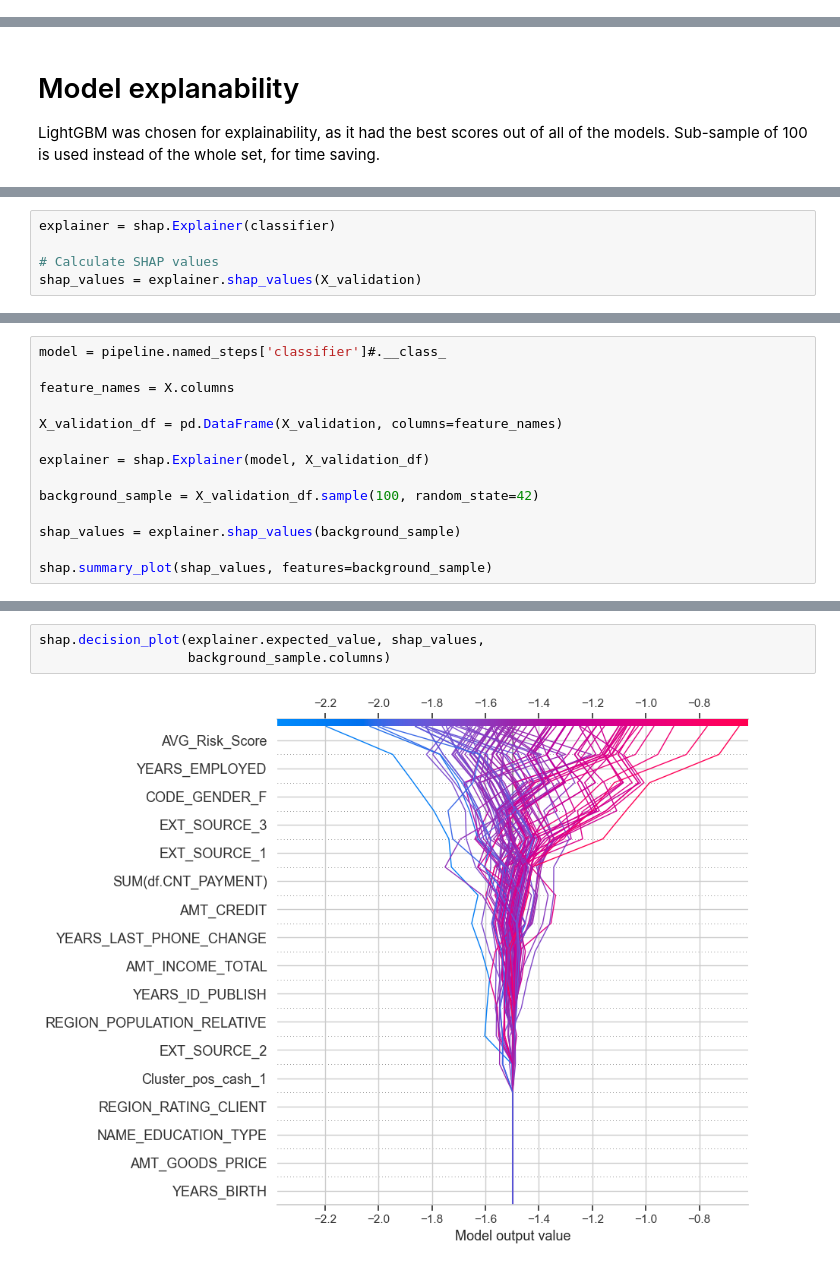
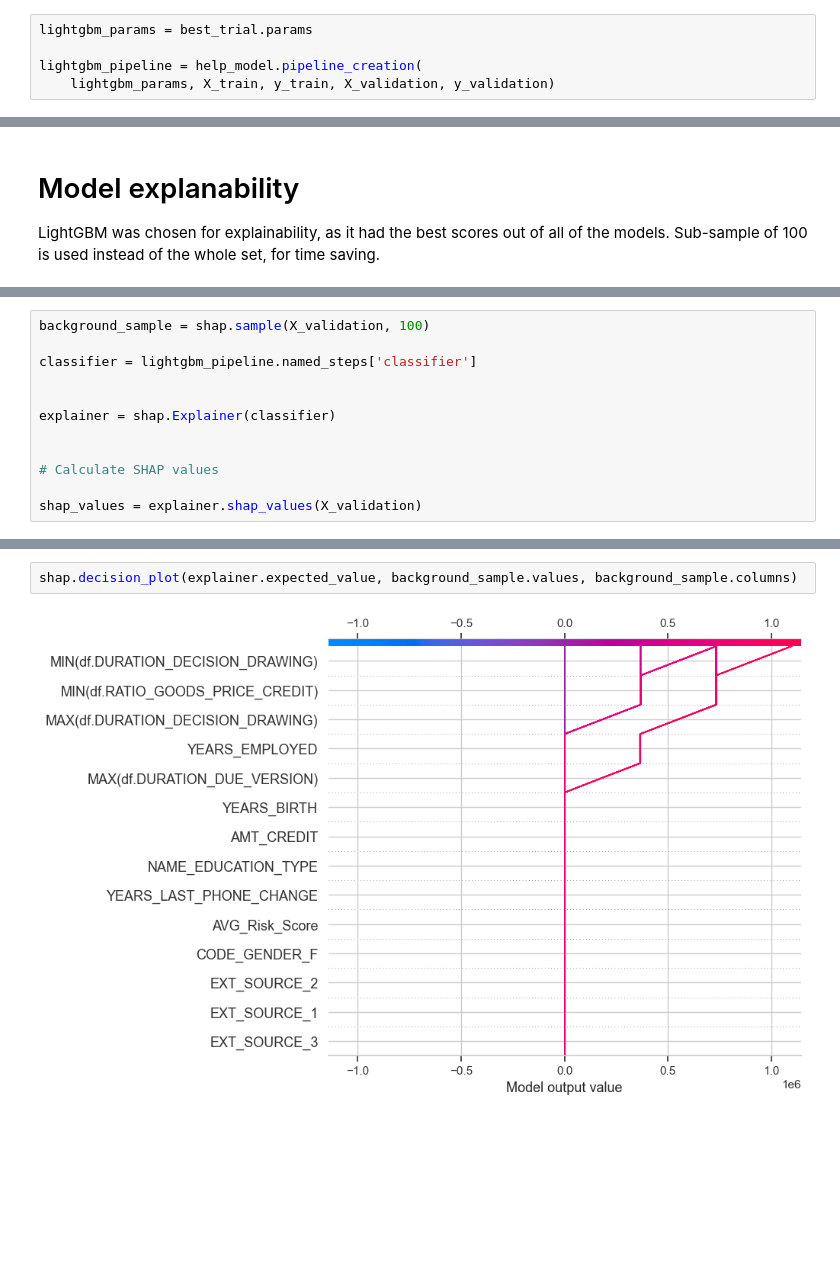
Before and after one commit to gkukse/Home-Credit-Default-Risk, a Jupyter notebook: 6_Model_redo.ipynb, the cells around one changed output, grey strips where cells are left out. Cells and saved outputs as stored; diff of their text form; blank space fills up the shorter version.

```diff
--- a/6_Model_redo.ipynb
+++ b/6_Model_redo.ipynb
@@ -264,0 +224,5 @@ F1 Score in Validation: 0.2681
+# %%
+lightgbm_params = best_trial.params
+
+lightgbm_pipeline = help_model.pipeline_creation(
+    lightgbm_params, X_train, y_train, X_validation, y_validation)
@@ -609,5 +340,12 @@ LGBMClassifier(bagging_fraction=0.40004943270279303, bagging_freq=6,
 # %%
+background_sample = shap.sample(X_validation, 100)
+
+classifier = lightgbm_pipeline.named_steps['classifier']
+
+
 explainer = shap.Explainer(classifier)
 
+
 # Calculate SHAP values
+
 shap_values = explainer.shap_values(X_validation)
@@ -620,14 +355,0 @@ shap.summary_plot(shap_values, X_validation, plot_type='bar')
-# %%
-model = pipeline.named_steps['classifier']#.__class_
-
-feature_names = X.columns
-
-X_validation_df = pd.DataFrame(X_validation, columns=feature_names)
-
-explainer = shap.Explainer(model, X_validation_df)
-
-background_sample = X_validation_df.sample(100, random_state=42)
-
-shap_values = explainer.shap_values(background_sample)
-
-shap.summary_plot(shap_values, features=background_sample)
@@ -641,5 +365,4 @@ shap.plots.force(explainer.expected_value.round(2), shap_values[1].round(
 # %%
-shap.decision_plot(explainer.expected_value, shap_values,
-                   background_sample.columns)
+shap.decision_plot(explainer.expected_value, background_sample.values, background_sample.columns)
 # %% [output]
-[figure, old version]
+[figure, new version]
```
Also changed, not shown: parts of 70 cells of this notebook, 6 other files.
